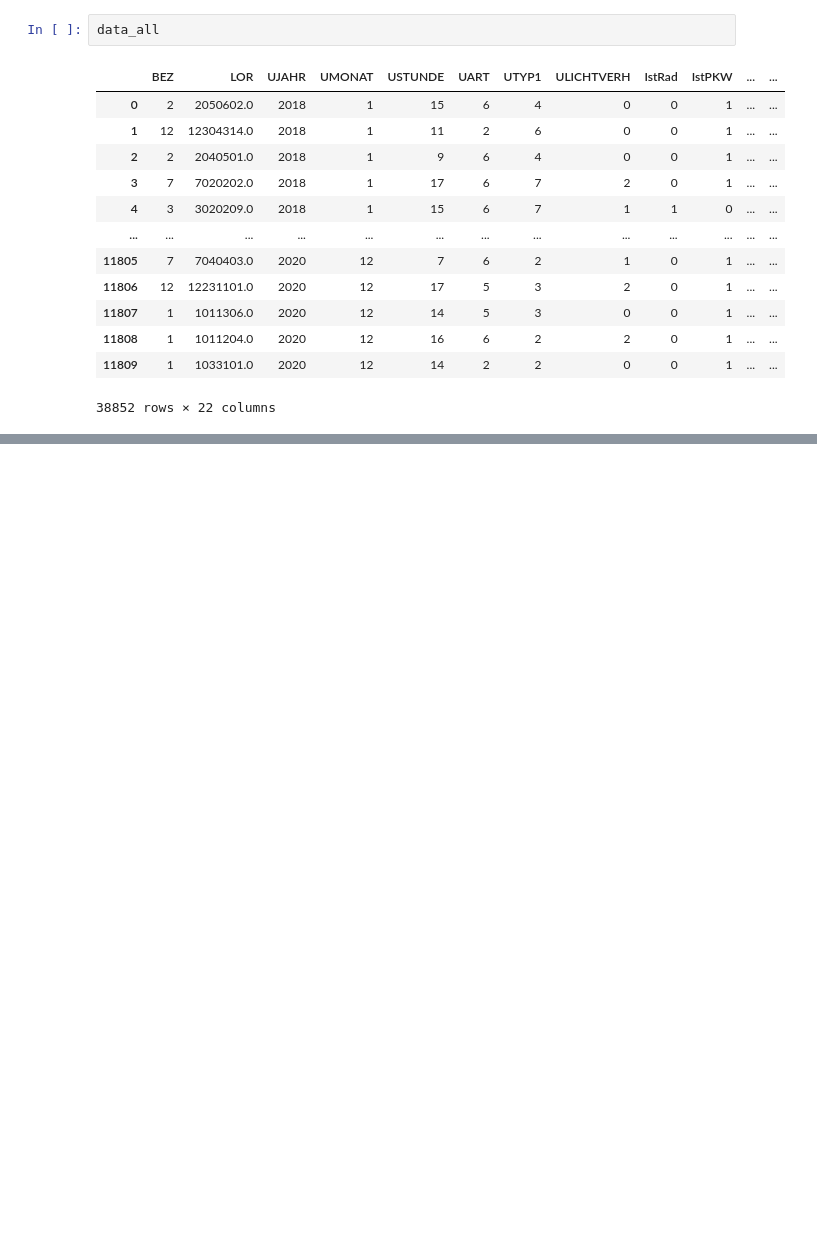
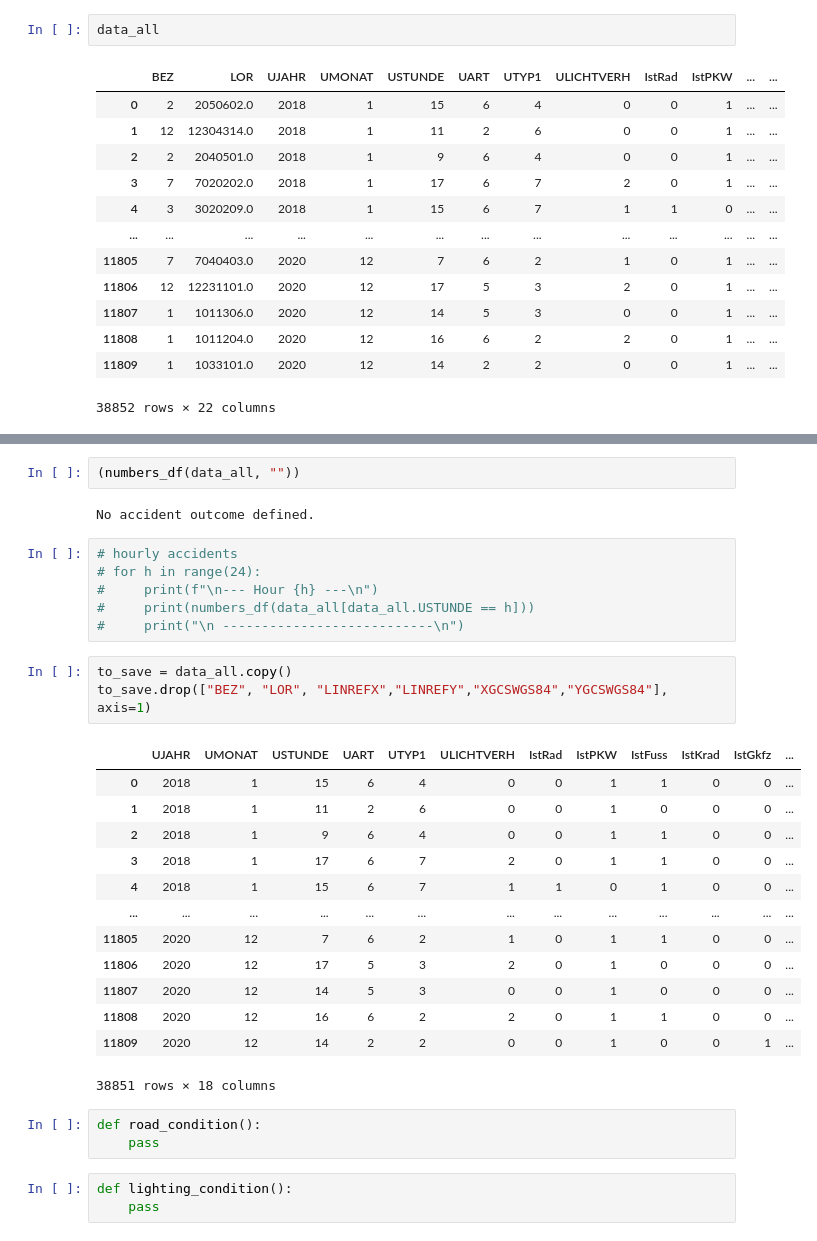
Before and after one commit to SEberwein/Berlin_traffic_accidents_2018-2020, a Jupyter notebook: data_exploration.ipynb, the cells around one changed output, grey strips where cells are left out. Saved outputs shown, nothing was run; the diff lists cells and outputs as text; blank space fills up the shorter version.

```diff
--- a/data_exploration.ipynb
+++ b/data_exploration.ipynb
@@ -521,0 +496,33 @@ data_all
+# %%
+(numbers_df(data_all, ""))
+# %% [output]
+No accident outcome defined.
+# %%
+# hourly accidents
+# for h in range(24):
+#     print(f"\n--- Hour {h} ---\n")
+#     print(numbers_df(data_all[data_all.USTUNDE == h]))
+#     print("\n ---------------------------\n")
+# %%
+to_save = data_all.copy()
+to_save.drop(["BEZ", "LOR", "LINREFX","LINREFY","XGCSWGS84","YGCSWGS84"], axis=1)
+# %% [output]
+|  | UJAHR | UMONAT | USTUNDE | UART | UTYP1 | ULICHTVERH | IstRad | IstPKW | IstFuss | IstKrad | IstGkfz | ... |
+| 0 | 2018 | 1 | 15 | 6 | 4 | 0 | 0 | 1 | 1 | 0 | 0 | ... |
+| 1 | 2018 | 1 | 11 | 2 | 6 | 0 | 0 | 1 | 0 | 0 | 0 | ... |
+| 2 | 2018 | 1 | 9 | 6 | 4 | 0 | 0 | 1 | 1 | 0 | 0 | ... |
+| 3 | 2018 | 1 | 17 | 6 | 7 | 2 | 0 | 1 | 1 | 0 | 0 | ... |
+| 4 | 2018 | 1 | 15 | 6 | 7 | 1 | 1 | 0 | 1 | 0 | 0 | ... |
+| ... | ... | ... | ... | ... | ... | ... | ... | ... | ... | ... | ... | ... |
+| 11805 | 2020 | 12 | 7 | 6 | 2 | 1 | 0 | 1 | 1 | 0 | 0 | ... |
+| 11806 | 2020 | 12 | 17 | 5 | 3 | 2 | 0 | 1 | 0 | 0 | 0 | ... |
+| 11807 | 2020 | 12 | 14 | 5 | 3 | 0 | 0 | 1 | 0 | 0 | 0 | ... |
+| 11808 | 2020 | 12 | 16 | 6 | 2 | 2 | 0 | 1 | 1 | 0 | 0 | ... |
+| 11809 | 2020 | 12 | 14 | 2 | 2 | 0 | 0 | 1 | 0 | 0 | 1 | ... |
+38851 rows × 18 columns
+# %%
+def road_condition():
+    pass
+# %%
+def lighting_condition():
+    pass
```
Also changed, not shown: parts of 55 cells of this notebook, 2 other files.
